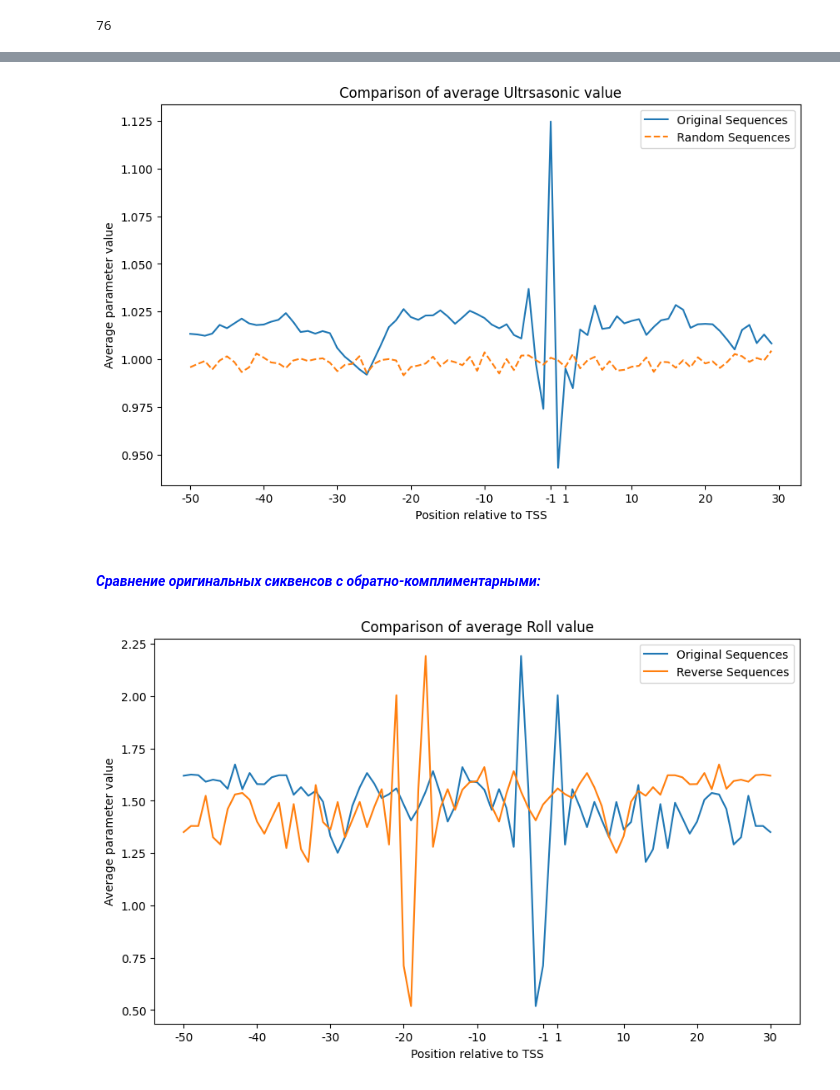
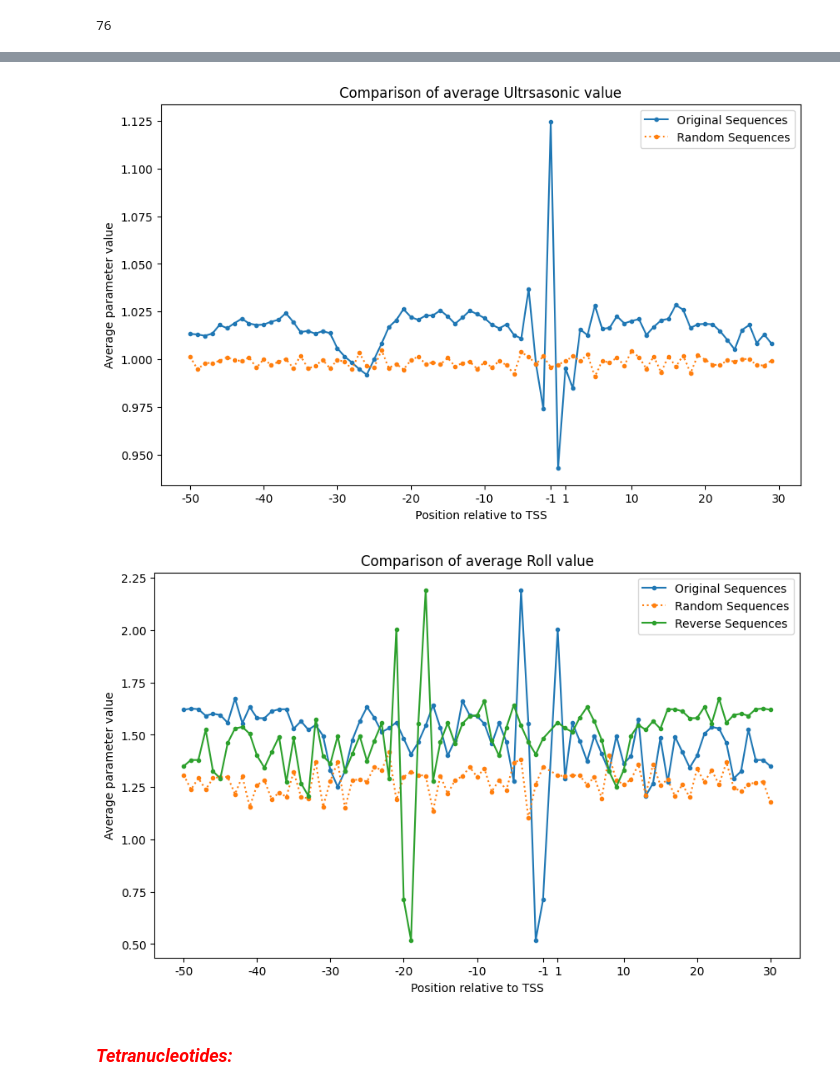
Before and after one commit to anasta874/Regulatory-genomic-sequences, a Jupyter notebook: promot-seq-analisis.ipynb, the cells around one changed output, grey strips where cells are left out. Drawn from its saved outputs; the diff is of its cells as text; code cells hidden in the pictures.

```diff
--- a/promot-seq-analisis.ipynb
+++ b/promot-seq-analisis.ipynb
@@ -387,8 +424,8 @@ plt.show()
 parameter_to_plot = 'Ultrsasonic'
 plt.figure(figsize=(10, 6))
 x_coords = list(range(-50, 30))
-plt.plot(x_coords, average_parameters_sequenses[parameter_to_plot], label='Original Sequences')
-plt.plot(x_coords, average_parameters_random[parameter_to_plot], label='Random Sequences', linestyle='--')
+plt.plot(x_coords, average_parameters_sequenses[parameter_to_plot], label='Original Sequences', marker='o', markersize=3)
+plt.plot(x_coords, average_parameters_random[parameter_to_plot], label='Random Sequences', marker='o', markersize=3, linestyle=':')
 plt.title(f'Comparison of average {parameter_to_plot} value')
 plt.xlabel('Position relative to TSS')
 plt.ylabel('Average parameter value')
@@ -398,22 +435,23 @@ plt.xticks(desired_ticks, desired_tick_labels)
 plt.legend()
 plt.show()
 # %% [output]
-[figure, old version]
+[figure, new version]
-# %% [markdown]
-#### <span style="color:blue;"><em>Сравнение оригинальных сиквенсов с обратно-комплиментарными:</em></span>
 # %%
 parameter_to_plot = 'Roll'
 plt.figure(figsize=(10, 6))
 x_coords = list(range(-50, 0)) + list(range(1, 31))
-plt.plot(x_coords, average_parameters_sequenses[parameter_to_plot], label='Original Sequences')
-plt.plot(x_coords, average_parameters_reverse[parameter_to_plot], label='Reverse Sequences')
+plt.plot(x_coords, average_parameters_sequenses[parameter_to_plot], label='Original Sequences', marker='o', markersize=3)
+plt.plot(x_coords, average_parameters_random[parameter_to_plot], label='Random Sequences', marker='o', markersize=3, linestyle=':')
+plt.plot(x_coords, average_parameters_reverse[parameter_to_plot], label='Reverse Sequences', marker='o', markersize=3)
 plt.title(f'Comparison of average {parameter_to_plot} value')
 plt.xlabel('Position relative to TSS')
 plt.ylabel('Average parameter value')
 desired_ticks = [-50, -40, -30, -20, -10, -1, 1, 10, 20, 30]
 desired_tick_labels = [str(tick) for tick in desired_ticks]
 plt.xticks(desired_ticks, desired_tick_labels)
 plt.legend()
 plt.show()
 # %% [output]
-[figure, old version]
+[figure, new version]
+# %% [markdown]
+### <span style="color:red;"><em>Tetranucleotides:</em></span>
```
Also changed, not shown: parts of 31 cells of this notebook.
